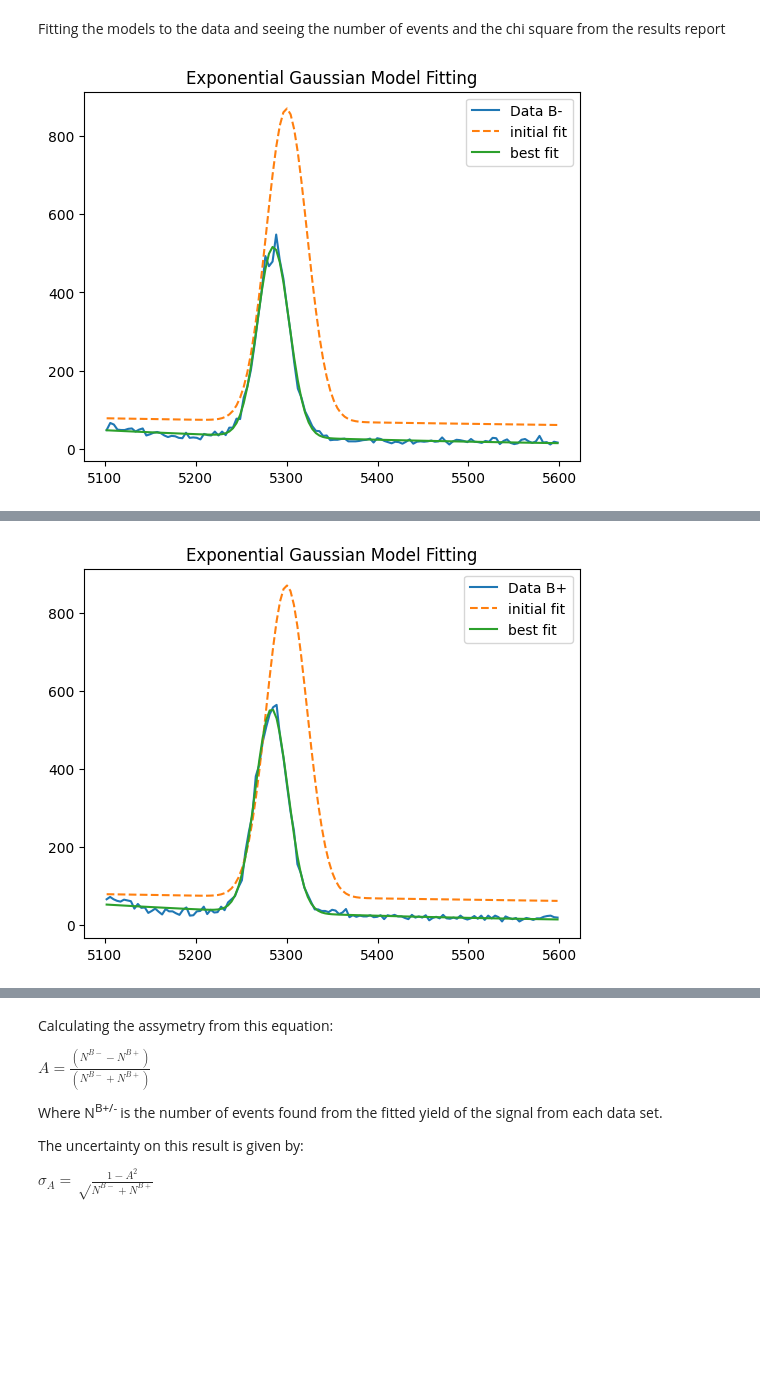
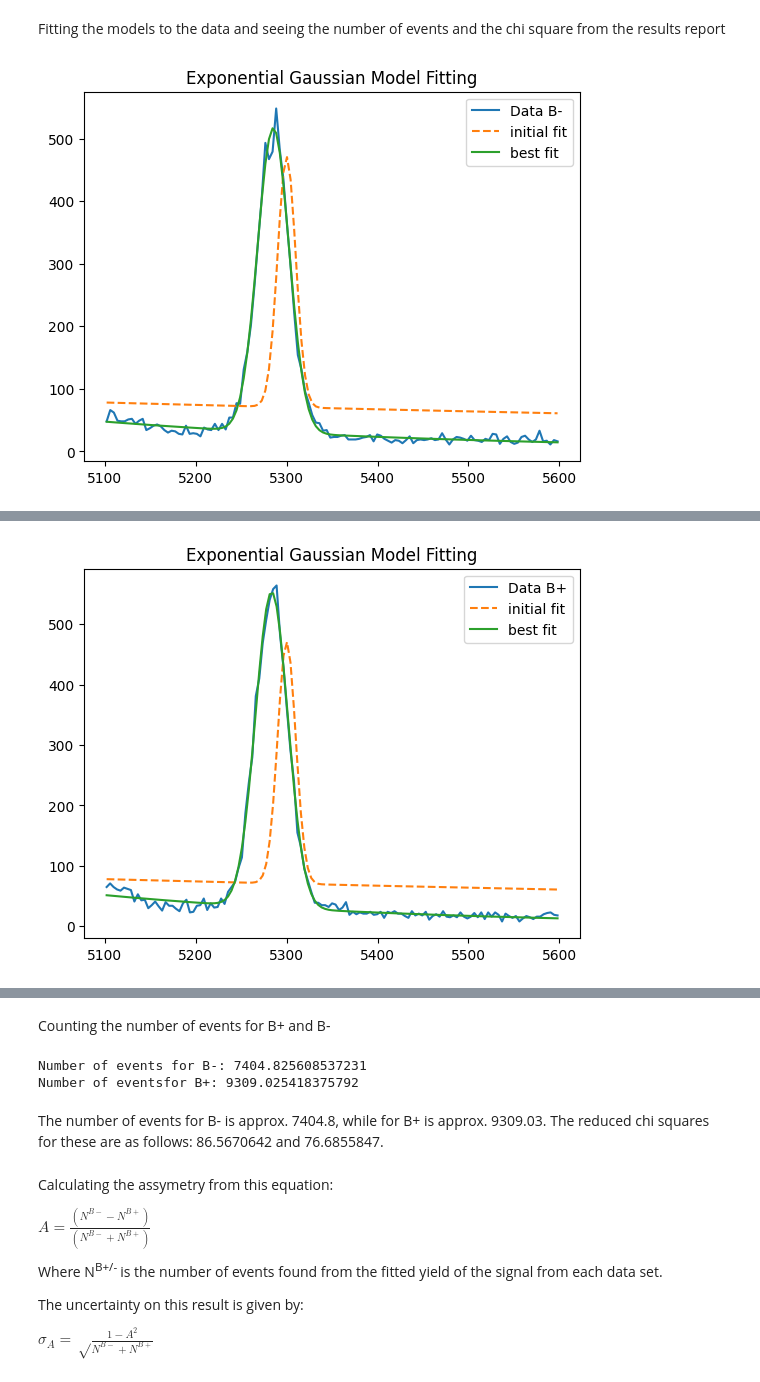
Before and after one commit to NataliaGoszcz/PRA1week, a Jupyter notebook: ParticlePhysicsWeek4.ipynb, the cells around one changed output, grey strips where cells are left out. Cells and saved outputs as stored; diff of their text form; code cells hidden in the pictures; blank space fills up the shorter version.

```diff
--- a/ParticlePhysicsWeek4.ipynb
+++ b/ParticlePhysicsWeek4.ipynb
@@ -327,14 +313,0 @@ Text(0.5, 1.0, 'Data of the B meson mass')
-# %%
-x = bin_centers
-y = bin_contents #my data
-def gaussian(x, amp, cen, wid):
-  return amp * np.exp(-(x-cen)**2 / wid)
-gmodel = Model(gaussian)
-result = gmodel.fit(y, x=x, amp=800, cen=5300, wid=1000)
-plt.plot(x,y, label = "Data")
-plt.plot(x, result.init_fit, "--", label = "initial fit")
-plt.plot(x, result.best_fit, "-", label = "best fit")
-plt.title("Gaussian Model Fitting")
-plt.legend()
-plt.show()
-print(result.fit_report())
@@ -397,3 +314,8 @@ From the Exponential model there are 161 events and the chi square = 5626654.78,
+# %%
+def gaussian(x, amp, cen, sigma):
+  return amp * np.exp(-0.5 * ((x - cen) / sigma)**2)
+def exponential(x, a, b):
+    return a * np.exp(-x * b)
 # %% [markdown]
 Combining the Gaussian and Exponential models and plotting the new model with the data
 # %%
@@ -515,30 +460,32 @@ plt.show()
 # %% [markdown]
 Fitting the models to the data and seeing the number of events and the chi square from the results report
 # %%
-def exgauss(x, amp, cen, wid, a, b):
-  return (gaussian(x,amp,cen,wid) + exponential(x,a,b))
+def exgauss(x, amp, cen, sigma, a, b):
+  return (gaussian(x,amp,cen,sigma) + exponential(x,a,b))
 
+#model for B-
 model1 = Model(exgauss)
-results1 = model1.fit(y_min, x=x_min, amp=800, cen=5300, wid=1000, a=1000, b=0.0005)
+results1 = model1.fit(y_min, x=x_min, amp=400, cen=5300, sigma=10, a=1000, b=0.0005)
 plt.plot(x_min, y_min, label = "Data B-")
 plt.plot(x_min, results1.init_fit, "--", label = "initial fit")
 plt.plot(x_min, results1.best_fit, "-", label = "best fit")
 plt.title("Exponential Gaussian Model Fitting")
 plt.legend()
 plt.show()
 print(results1.fit_report())
 
+#model for B+
 model2 = Model(exgauss)
-results2 = model1.fit(y_plus, x=x_plus, amp=800, cen=5300, wid=1000, a=1000, b=0.0005)
+results2 = model1.fit(y_plus, x=x_plus, amp=400, cen=5300, sigma=10, a=1000, b=0.0005)
 plt.plot(x_plus, y_plus, label = "Data B+")
 plt.plot(x_plus, results2.init_fit, "--", label = "initial fit")
 plt.plot(x_plus, results2.best_fit, "-", label = "best fit")
 plt.title("Exponential Gaussian Model Fitting")
 plt.legend()
 plt.show()
 print(results2.fit_report())
 # %% [output]
-[figure, old version]
+[figure, new version]
 [[Model]]
     Model(exgauss)
 [[Fit Statistics]]
@@ -559,4 +506,4 @@ print(results2.fit_report())
-[figure, old version]
+[figure, new version]
 [[Model]]
     Model(exgauss)
 [[Fit Statistics]]
@@ -576,0 +524,2 @@ print(results2.fit_report())
+# %% [markdown]
+Counting the number of events for B+ and B-
@@ -577,3 +540,31 @@ print(results2.fit_report())
+# %%
+from scipy.integrate import quad
+
+#for B-
+def events1(x):
+  gaussian_part = gaus_amp1 * np.exp(-0.5 * ((x - gaus_cen1) / gaus_sigma1)**2)
+  exp_part =  exp_amp1* np.exp(- decay_rate1* x)
+  signal1 = gaussian_part - exp_part
+  return signal1
+#for B+
+def events2(x):
+  gaussian_part = gaus_amp2 * np.exp(-0.5 * ((x - gaus_cen2) / gaus_sigma2)**2)
+  exp_part =  exp_amp2* np.exp(- decay_rate2* x)
+  signal2 = gaussian_part - exp_part
+  return signal2
+
+# Integrating the function over the range of interest
+
+integral_result1, _ = quad(events1, min(x), max(x))
+integral_result2, _ = quad(events2, min(x), max(x))
+
+print("Number of events for B-:", integral_result1)
+print("Number of eventsfor B+:", integral_result2)
+# %% [output]
+Number of events for B-: 7404.825608537231
+Number of eventsfor B+: 9309.025418375792
+# %% [markdown]
+The number of events for B- is approx. 7404.8, while for B+ is approx. 9309.03. The reduced chi squares for these are as follows: 86.5670642 and 76.6855847.
 # %% [markdown]
 Calculating the assymetry from this equation:
 
```
Also changed, not shown: parts of 19 cells of this notebook.
